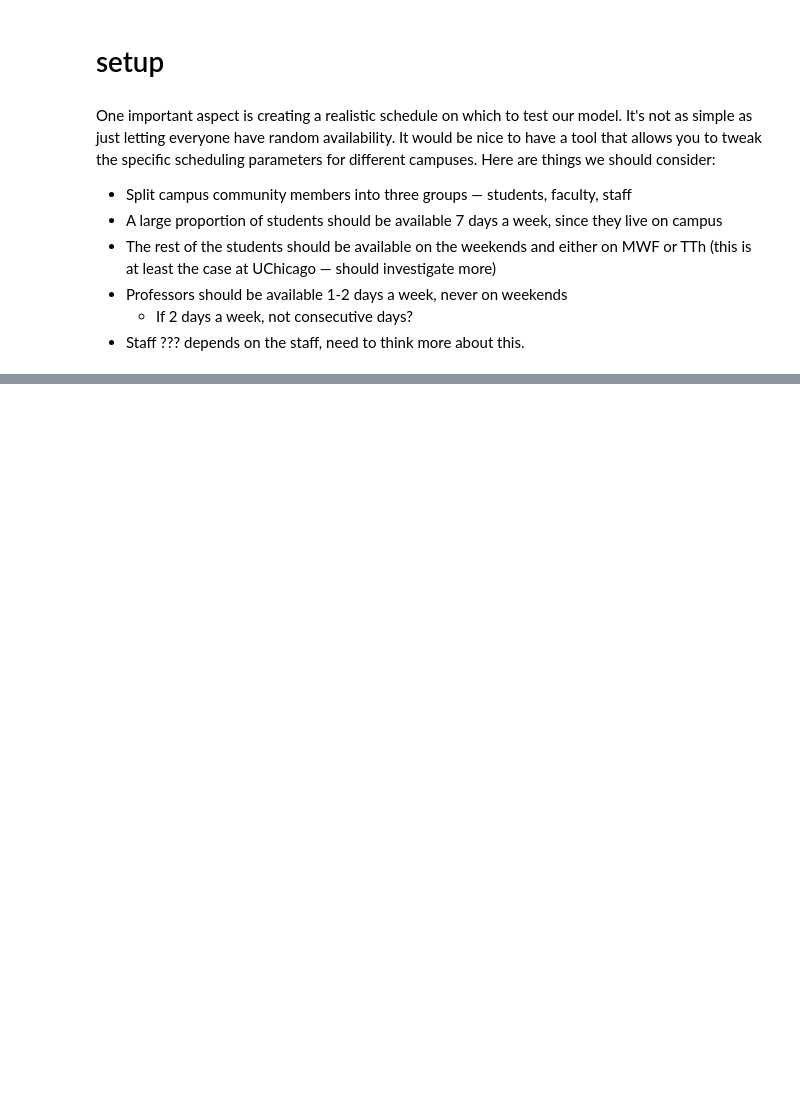
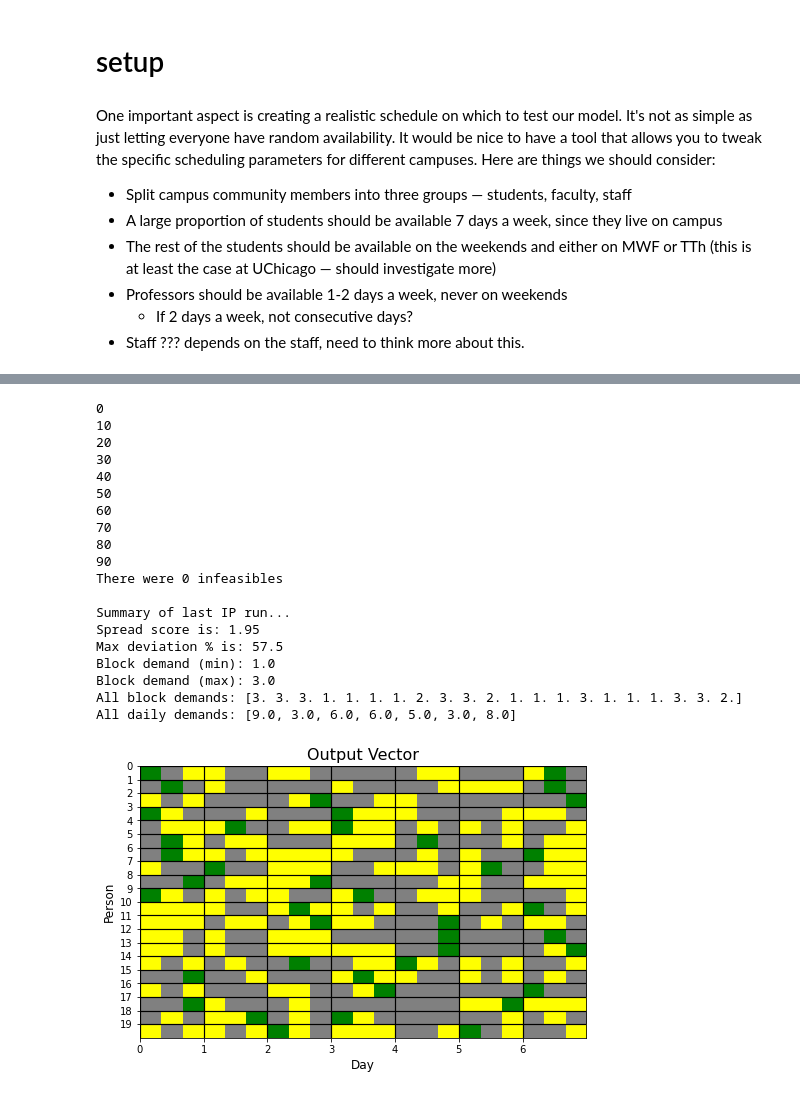
Before and after one commit to mggg/covid-scheduling, a Jupyter notebook: linear_program.ipynb, the cells around one changed output, grey strips where cells are left out. Drawn from its saved outputs; the diff is of its cells as text; code cells hidden in the pictures; blank space fills up the shorter version.

```diff
--- a/linear_program.ipynb
+++ b/linear_program.ipynb
@@ -25,32 +194,27 @@ One important aspect is creating a realistic schedule on which to test our model
 # %%
-def runTrial(n_trials, n_people, n_blocks, buffer, n_days=7, test_interval=3.5, pcts=[.7,.2,.1]):
-    n_people = n_people
-    n_blocks = n_blocks
-    buffer = buffer
-    n_tests = n_days / test_interval # corresponds to F_i
-
+def runTrials(n_trials, n_people, n_blocks):
     times = []
     spreads = []
     maxDevs = []
     infeasibles = 0
-    for t in range(n_trials):
-        if (t%10 == 0):
-            print(t)
-        avail, b, beq, spaces, bb = runSetup(pcts, n_people, n_days, n_blocks, n_tests)
-        adjacencies, sameDays = make_constraints(n_days, n_blocks)
-        start = time.perf_counter()
-        assignment = runOpt(n_people, n_days, n_blocks, avail, bb, beq, spaces, buffer)
+    for _ in range(n_trials):
+        if (_ % 10 == 0):
+            print(_)
+        begin = time.perf_counter()
+        assignment, avail = runIP(n_people, n_blocks)
         end = time.perf_counter()
         if assignment.value is not None:
-            spreadScore, block_demands, max_deviation = analyze(assignment, n_people, n_days, n_blocks, n_tests)
-#             print("Optimization done")
-            times.append(end-start)
+            spreadScore, block_demands, max_deviation = analyzeIP(assignment, n_people, n_blocks)
+            times.append(end-begin)
             spreads.append(spreadScore)
             maxDevs.append(max_deviation)
+#             print('Optimization done.')
         else:
-#             print("Situation infeasible")
             infeasibles += 1
+#             print('Situation infeasible.')
     print("There were %d infeasibles" % infeasibles)
-
+    print()
+    print("Summary of last IP run...")
+    showLast(assignment, avail, n_people, spreadScore, block_demands, max_deviation)
     return times, spreads, maxDevs
 # %%
@@ -440,0 +240,23 @@ plt.show()
+# %%
+times, spreads, maxDevs = runTrials(100, 20, 3)
+# %% [output]
+0
+10
+20
+30
+40
+50
+60
+70
+80
+90
+There were 0 infeasibles
+
+Summary of last IP run...
+Spread score is: 1.95
+Max deviation % is: 57.5
+Block demand (min): 1.0
+Block demand (max): 3.0
+All block demands: [3. 3. 3. 1. 1. 1. 1. 2. 3. 3. 2. 1. 1. 1. 3. 1. 1. 1. 3. 3. 2.]
+All daily demands: [9.0, 3.0, 6.0, 6.0, 5.0, 3.0, 8.0]
+[figure, added]
```
Also changed, not shown: parts of 29 cells of this notebook.
